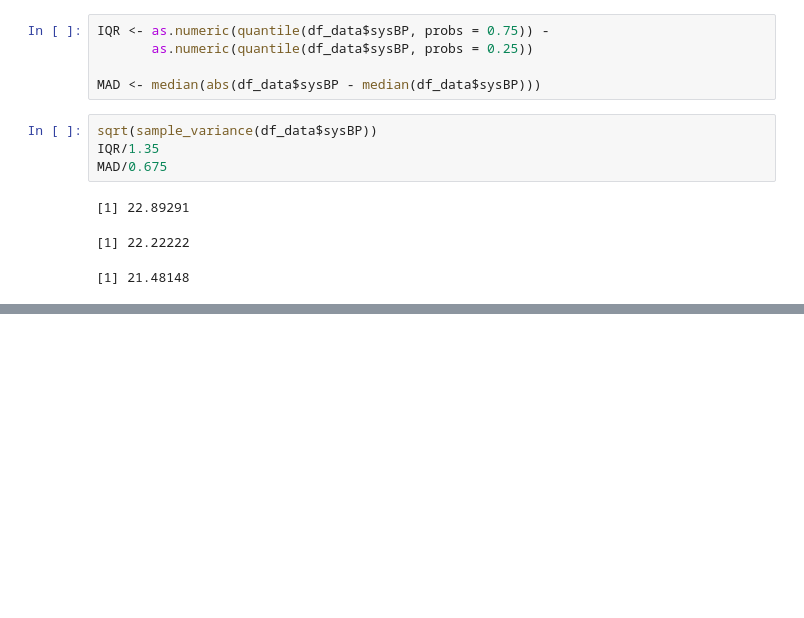
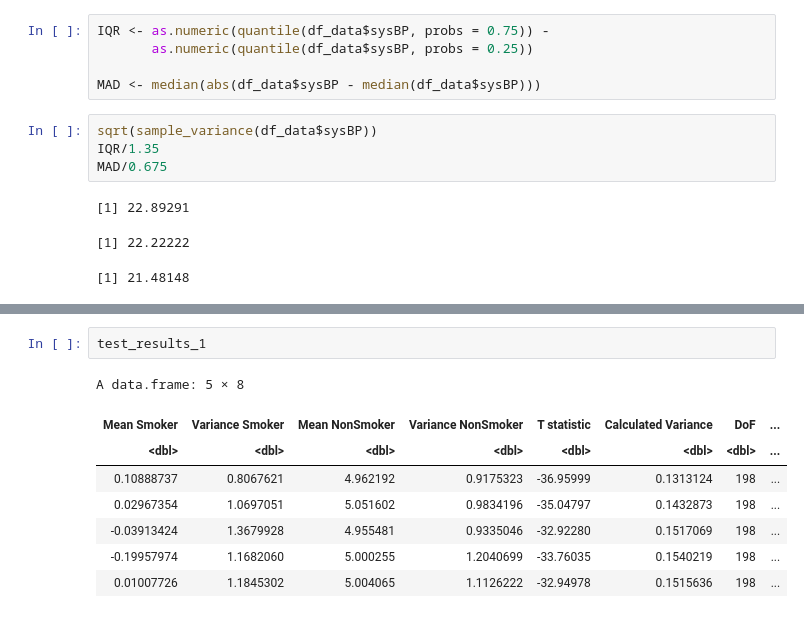
Before and after one commit to hkopanski/502_final_project, a Jupyter notebook: 502_Project.ipynb, the cells around one changed output, grey strips where cells are left out. Saved outputs shown, nothing was run; the diff lists cells and outputs as text; blank space fills up the shorter version.

```diff
--- a/502_Project.ipynb
+++ b/502_Project.ipynb
@@ -498,0 +524,11 @@ A data.frame: 1000 × 8
+# %%
+test_results_1
+# %% [output]
+A data.frame: 5 × 8
+| Mean Smoker | Variance Smoker | Mean NonSmoker | Variance NonSmoker | T statistic | Calculated Variance | DoF | ... |
+| <dbl> | <dbl> | <dbl> | <dbl> | <dbl> | <dbl> | <dbl> | ... |
+| 0.10888737 | 0.8067621 | 4.962192 | 0.9175323 | -36.95999 | 0.1313124 | 198 | ... |
+| 0.02967354 | 1.0697051 | 5.051602 | 0.9834196 | -35.04797 | 0.1432873 | 198 | ... |
+| -0.03913424 | 1.3679928 | 4.955481 | 0.9335046 | -32.92280 | 0.1517069 | 198 | ... |
+| -0.19957974 | 1.1682060 | 5.000255 | 1.2040699 | -33.76035 | 0.1540219 | 198 | ... |
+| 0.01007726 | 1.1845302 | 5.004065 | 1.1126222 | -32.94978 | 0.1515636 | 198 | ... |
```
Also changed, not shown: parts of 12 cells of this notebook.
